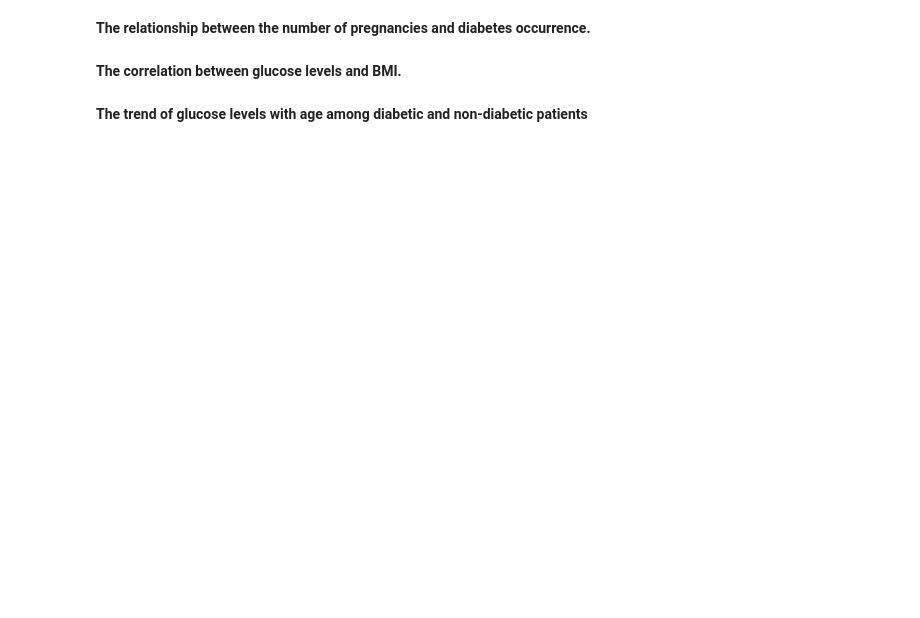
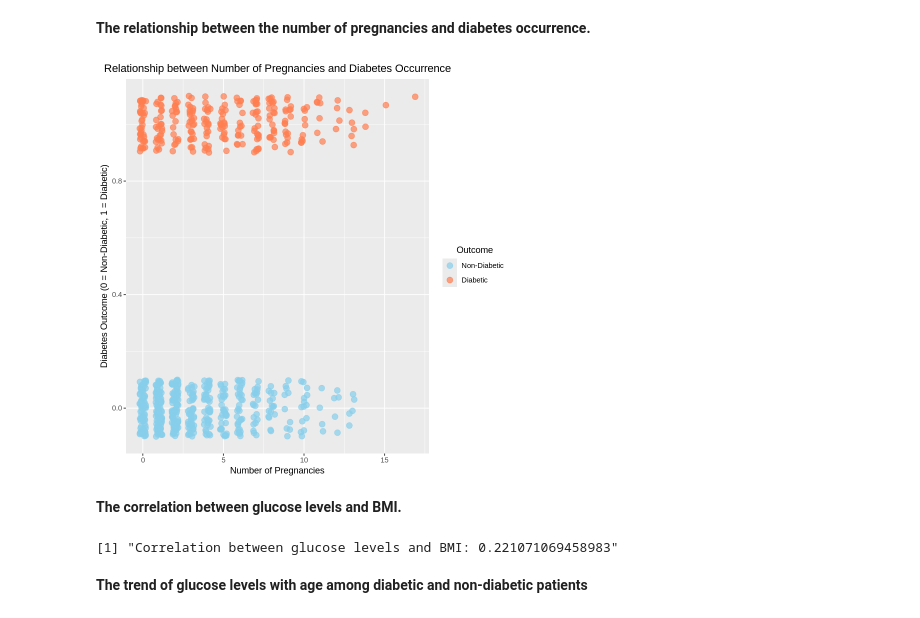
Before and after one commit to aadhamashraf/Analyzing-Diabetes-Dataset, a Jupyter notebook: DSAI-307-Final-Project.ipynb, the cells around one changed output. Cells and saved outputs as stored; diff of their text form; code cells hidden in the pictures; blank space fills up the shorter version.

```diff
--- a/DSAI-307-Final-Project.ipynb
+++ b/DSAI-307-Final-Project.ipynb
@@ -101,6 +185,32 @@ A tibble: 1 × 9
 # %% [markdown]
 **The relationship between the number of pregnancies and diabetes occurrence.**
+# %%
+ggplot(diabetes_data, aes(x = Pregnancies, y = Outcome, color = as.factor(Outcome))) +
+  geom_jitter(alpha = 0.7, size = 3, width = 0.2, height = 0.1) +
+  labs(
+    title = "Relationship between Number of Pregnancies and Diabetes Occurrence",
+    x = "Number of Pregnancies",
+    y = "Diabetes Outcome (0 = Non-Diabetic, 1 = Diabetic)",
+    color = "Outcome"
+  ) +
+  scale_color_manual(
+    values = c("0" = "skyblue", "1" = "coral"),
+    labels = c("Non-Diabetic", "Diabetic")
+  ) +
+  theme(
+    plot.title = element_text(hjust = 0.5),
+    axis.title.x = element_text(hjust = 0.5),
+    axis.title.y = element_text(hjust = 0.5),
+    legend.title = element_text(hjust = 0.5)
+  )
+# %% [output]
+[figure, added]
 # %% [markdown]
 **The correlation between glucose levels and BMI.**
+# %%
+correlation_glucose_bmi <- cor(diabetes_data$Glucose, diabetes_data$BMI)
+print(paste("Correlation between glucose levels and BMI:", correlation_glucose_bmi))
+# %% [output]
+[1] "Correlation between glucose levels and BMI: 0.221071069458983"
 # %% [markdown]
 **The trend of glucose levels with age among diabetic and non-diabetic patients**
```
Also changed, not shown: parts of 13 cells of this notebook.
